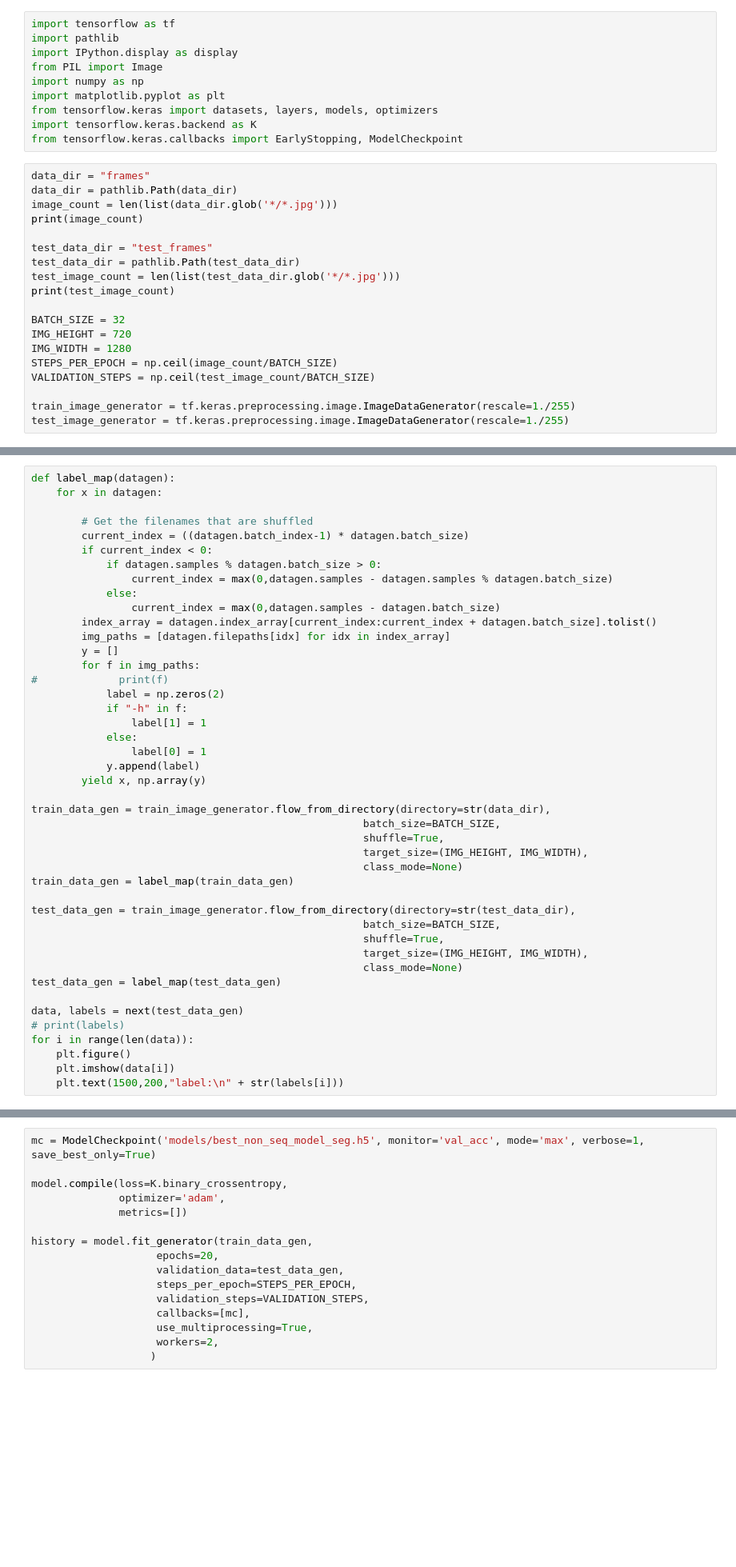
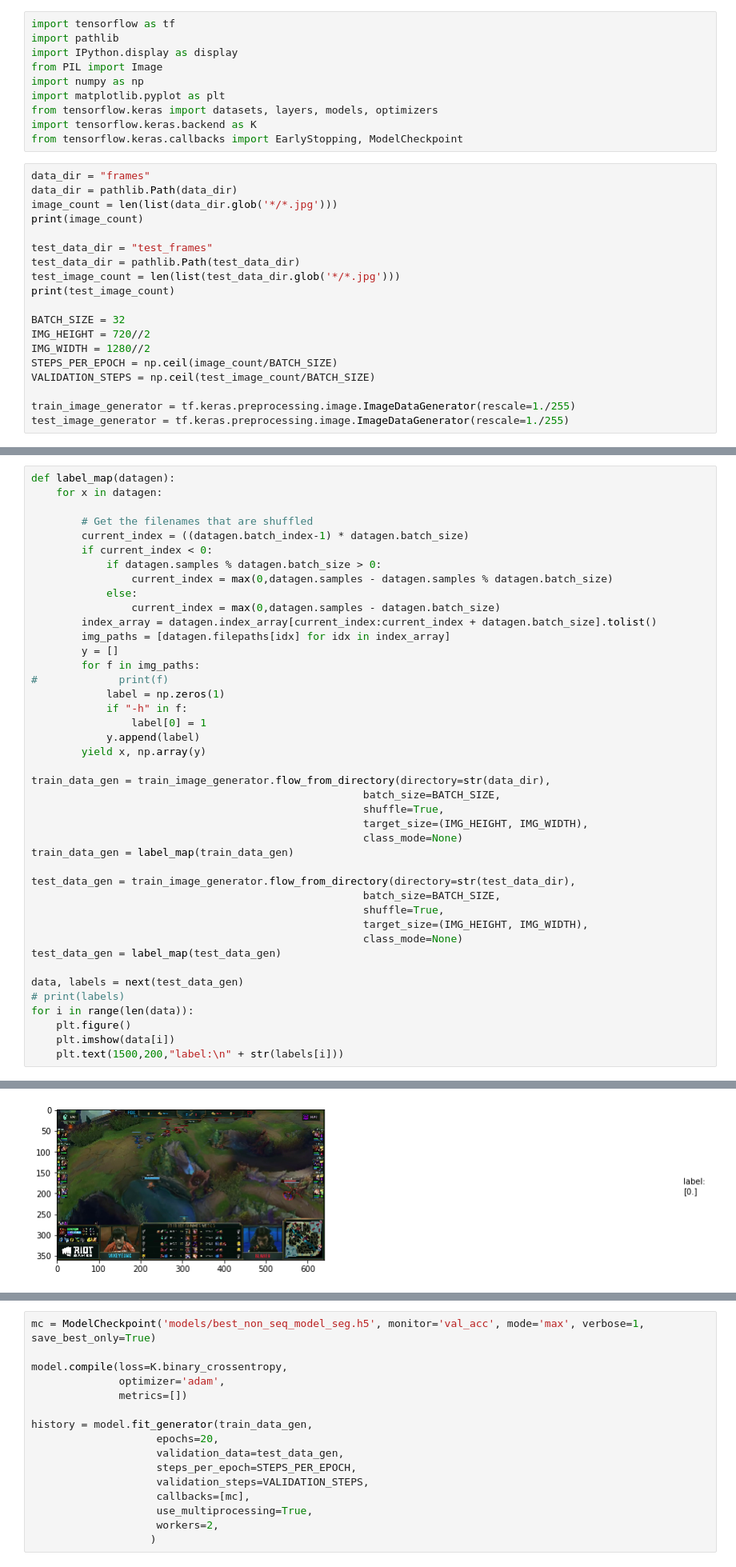
Before and after one commit to jyu/pog-league-highlights, a Jupyter notebook: non_sequential_cnn.ipynb, the cells around one changed output, grey strips where cells are left out. Shown at 80% size. Drawn from its saved outputs; the diff is of its cells as text; blank space fills up the shorter version.

```diff
--- a/non_sequential_cnn.ipynb
+++ b/non_sequential_cnn.ipynb
@@ -20,8 +20,8 @@ test_image_count = len(list(test_data_dir.glob('*/*.jpg')))
 print(test_image_count)
 
 BATCH_SIZE = 32
-IMG_HEIGHT = 720
-IMG_WIDTH = 1280
+IMG_HEIGHT = 720//2
+IMG_WIDTH = 1280//2
 STEPS_PER_EPOCH = np.ceil(image_count/BATCH_SIZE)
 VALIDATION_STEPS = np.ceil(test_image_count/BATCH_SIZE)
 
@@ -43,10 +46,8 @@ def label_map(datagen):
         y = []
         for f in img_paths:
 #             print(f)
-            label = np.zeros(2)
+            label = np.zeros(1)
             if "-h" in f:
-                label[1] = 1
-            else:
                 label[0] = 1
             y.append(label)
         yield x, np.array(y)
@@ -71,3 +72,4 @@ for i in range(len(data)):
     plt.figure()
     plt.imshow(data[i])
     plt.text(1500,200,"label:\n" + str(labels[i]))
+# %% [output]
@@ -73,0 +78 @@ for i in range(len(data)):
+[figure, added]
```
Also changed, not shown: parts of 3 cells of this notebook.
